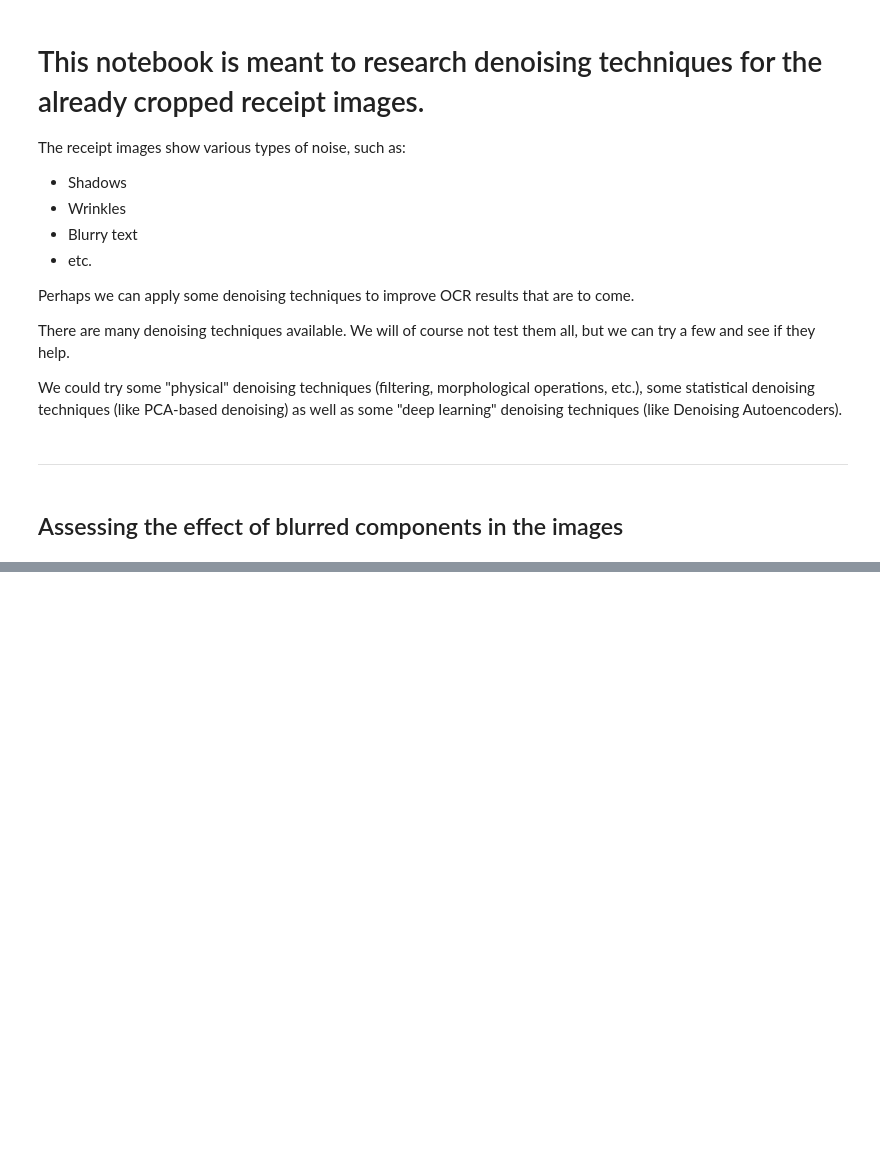
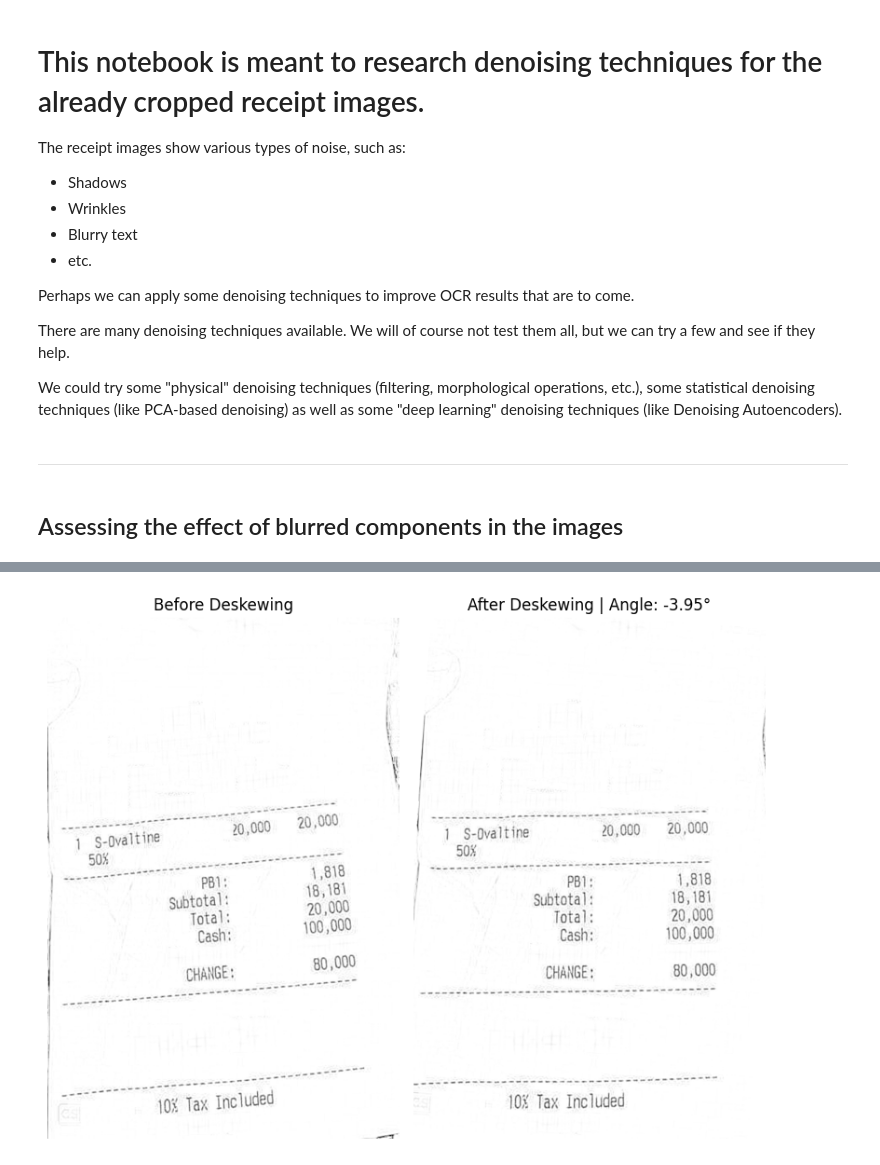
Before and after one commit to Gdeterline/Optical-Character-Recognition-for-Receipts, a Jupyter notebook: notebooks/denoising_images.ipynb, the cells around one changed output, grey strips where cells are left out. Drawn from its saved outputs; the diff is of its cells as text; code cells hidden in the pictures; blank space fills up the shorter version.

```diff
--- a/notebooks/denoising_images.ipynb
+++ b/notebooks/denoising_images.ipynb
@@ -36,0 +105,79 @@ Number of cropped images available for denoising exmperiments: 66
+# %%
+def compute_skew_angle(binary_image):
+    # Step 1. Invert image (Background must be black, text white for contours)
+    # 127 is mid-gray threshold
+    if binary_image[0, 0] > 127:
+        inverted = cv2.bitwise_not(binary_image)
+    else:
+        inverted = binary_image
+
+    # Step 2. Dilate to connect text into lines
+    # Kernel: Wide and short. (20, 1) connects words horizontally.
+    kernel = cv2.getStructuringElement(cv2.MORPH_RECT, (20, 1))
+    dilated = cv2.dilate(inverted, kernel, iterations=1)
+
+    # Step 3. Find Contours of the text lines
+    contours, _ = cv2.findContours(dilated, cv2.RETR_EXTERNAL, cv2.CHAIN_APPROX_SIMPLE)
+
+    angles = []
+    for contour in contours:
+        # Filter small noise (dots, specks)
+        if cv2.contourArea(contour) < 100:
+            continue
+
+        # Fit a rotated rectangle
+        rect = cv2.minAreaRect(contour)
+        # rect = ((center_x, center_y), (width, height), angle)
+        (center, (w, h), angle) = rect
+
+        # Step 4. Correct the angle based on rectangle orientation
+        # We normalize to ensure the angle represents the horizontal axis deviation.
+
+        if w < h:
+            # If width is less than height, the angle corresponds to the vertical side.
+            # We shift it by 90 degrees to get the horizontal alignment.
+            angle = angle - 90
+
+        angles.append(angle)
+
+    # Step 5. Determine the median angle (Robust to outliers)
+    if len(angles) > 0:
+        median_angle = np.median(angles)
+    else:
+        median_angle = 0.0
+
+    return median_angle
+
+def rotate_image(image, angle):
+    # Get image center
+    (h, w) = image.shape[:2]
+    center = (w // 2, h // 2)
+
+    # Compute rotation matrix
+    M = cv2.getRotationMatrix2D(center, angle, 1.0)
+
+    # Perform the rotation
+    # borderValue=(255,255,255) fills the new empty corners with white
+    rotated = cv2.warpAffine(image, M, (w, h), flags=cv2.INTER_CUBIC, borderMode=cv2.BORDER_CONSTANT, borderValue=(255, 255, 255))
+
+    return rotated
+
+skew_angle = compute_skew_angle(binary)
+print(f"Detected Skew Angle: {skew_angle:.2f} degrees")
+
+# Rotate the original (cleaned) image, not just the binary one
+deskewed_image = rotate_image(cleaned, skew_angle)
+
+# Visualization
+plt.figure(figsize=(8, 6))
+plt.subplot(1, 2, 1)
+plt.title('Before Deskewing')
+plt.imshow(cleaned, cmap='gray')
+plt.axis('off')
+plt.subplot(1, 2, 2)
+plt.title(f'After Deskewing | Angle: {skew_angle:.2f}°')
+plt.imshow(deskewed_image, cmap='gray')
+plt.axis('off')
+plt.tight_layout()
+plt.show()
+# %% [output]
@@ -36,0 +185 @@ Number of cropped images available for denoising exmperiments: 66
+[figure, added]
```
Also changed, not shown: parts of 6 cells of this notebook, 1 other file.
